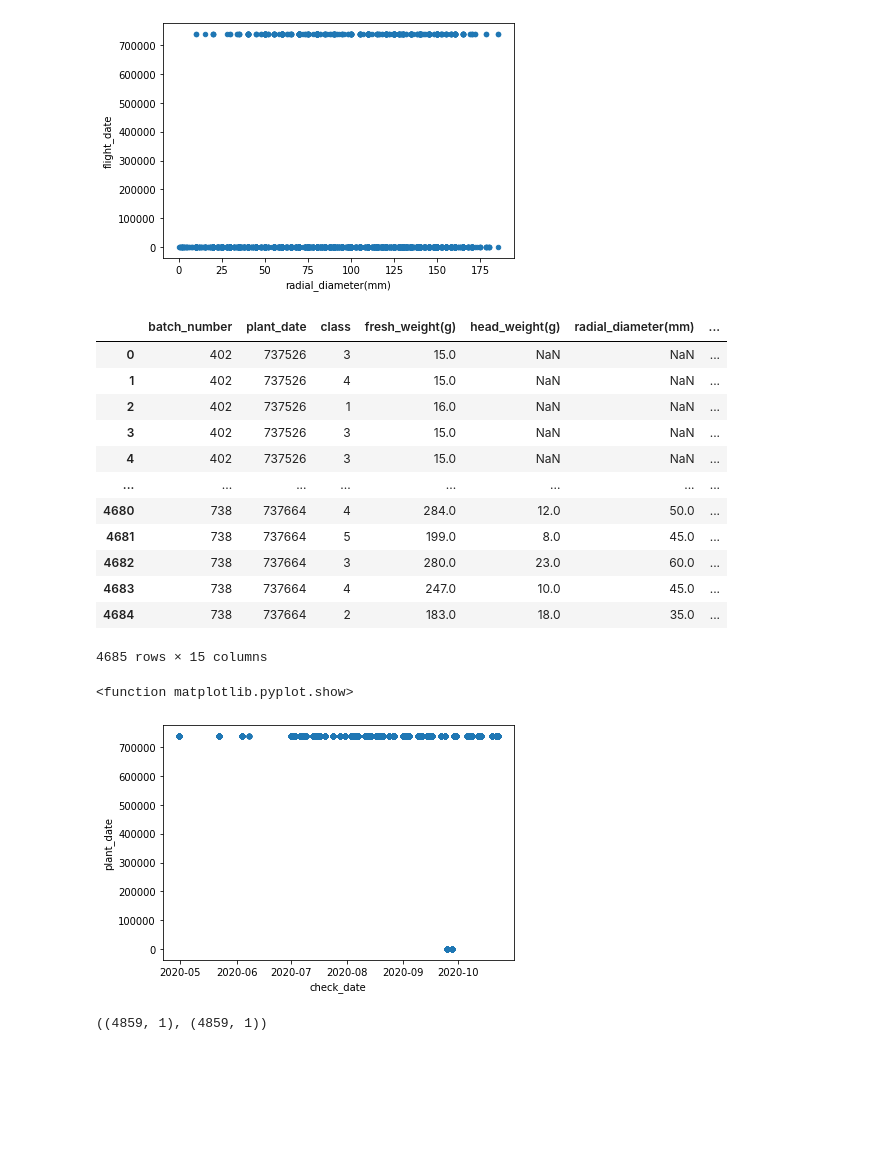
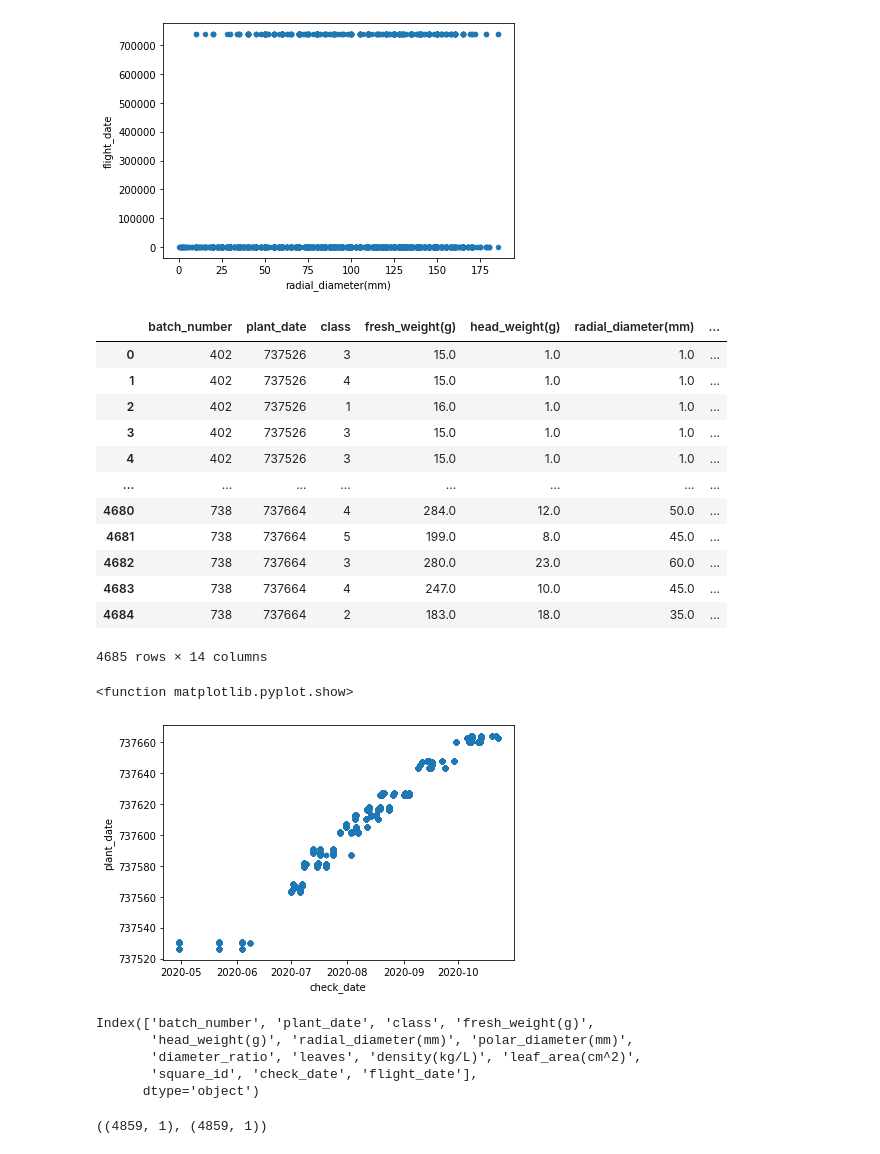
Before and after one commit to cyberanalyst268/Data-Science-and-Decision-Making, a Jupyter notebook: Agrotech-project.ipynb, the cells around one changed output. Saved outputs shown, nothing was run; the diff lists cells and outputs as text; code cells hidden in the pictures; blank space fills up the shorter version.

```diff
--- a/Agrotech-project.ipynb
+++ b/Agrotech-project.ipynb
@@ -33,6 +33,7 @@ dict_keys(['plants', 'flight dates', 'planting', 'weather'])
 #Edit column names to make sure they can be used for comfortably handling data
 plants = data['plants'].rename(columns={"Batch Number": "batch_number", "Plant Date": "plant_date","Class":"class","Fresh Weight (g)": "fresh_weight(g)","Head Weight (g)": "head_weight(g)","Radial Diameter (mm)": "radial_diameter(mm)","Polar Diameter (mm)": "polar_diameter(mm)","Diameter Ratio": "diameter_ratio","Leaves":"leaves","Density (kg/L)": "density(kg/L)","Leaf Area (cm^2)": "leaf_area(cm^2)","Square ID": "square_id","Check Date": "check_date","Flight Date": "flight_date","Remove":"remove"},errors="raise")
 #plants = plants.fillna(1)
+plants = plants.drop(columns={"remove"})
 plants.head()
 # %% [output]
 |  | batch_number | plant_date | class | fresh_weight(g) | head_weight(g) | radial_diameter(mm) | ... |
@@ -102,5 +103,5 @@ weather = data['weather'].rename(columns={"Unnamed: 0":"plant_date","Solar Radia
 #weather = weather.fillna(1)
 weather = weather['plant_date'].map(dt.datetime.toordinal)
 #pd.to_datetime(weather['plant_date'])
-weather.head()
+weather
 # %% [output]
@@ -202,34 +209,40 @@ plt.show()
 # %%
 #Merge features you’ve created from the weather data with the plant dataframe so you can use them.
 merged = pd.merge(plants,weather,left_on= 'plant_date', right_on= 'plant_date')
+merged = merged.fillna(1)
 merged
 # %% [output]
 |  | batch_number | plant_date | class | fresh_weight(g) | head_weight(g) | radial_diameter(mm) | ... |
-| 0 | 402 | 737526 | 3 | 15.0 | NaN | NaN | ... |
-| 1 | 402 | 737526 | 4 | 15.0 | NaN | NaN | ... |
-| 2 | 402 | 737526 | 1 | 16.0 | NaN | NaN | ... |
-| 3 | 402 | 737526 | 3 | 15.0 | NaN | NaN | ... |
-| 4 | 402 | 737526 | 3 | 15.0 | NaN | NaN | ... |
+| 0 | 402 | 737526 | 3 | 15.0 | 1.0 | 1.0 | ... |
+| 1 | 402 | 737526 | 4 | 15.0 | 1.0 | 1.0 | ... |
+| 2 | 402 | 737526 | 1 | 16.0 | 1.0 | 1.0 | ... |
+| 3 | 402 | 737526 | 3 | 15.0 | 1.0 | 1.0 | ... |
+| 4 | 402 | 737526 | 3 | 15.0 | 1.0 | 1.0 | ... |
 | ... | ... | ... | ... | ... | ... | ... | ... |
 | 4680 | 738 | 737664 | 4 | 284.0 | 12.0 | 50.0 | ... |
 | 4681 | 738 | 737664 | 5 | 199.0 | 8.0 | 45.0 | ... |
 | 4682 | 738 | 737664 | 3 | 280.0 | 23.0 | 60.0 | ... |
 | 4683 | 738 | 737664 | 4 | 247.0 | 10.0 | 45.0 | ... |
 | 4684 | 738 | 737664 | 2 | 183.0 | 18.0 | 35.0 | ... |
-4685 rows × 15 columns
+4685 rows × 14 columns
 # %%
 #plot of plant and flight dates of lettuce in the future below.
-p_w.plot.scatter('check_date','plant_date')
+merged.plot.scatter('check_date','plant_date')
 plt.tight_layout()
 plt.savefig('plantflightlettuce.jpeg')
 plt.show
 # %% [output]
 <function matplotlib.pyplot.show>
-[figure, old version]
+[figure, new version]
 # %%
 #Using appropriate methodology, train and measure the performance of a multi-label linear regressor (you can play with the order of the polynomial) to simultaneously predict head weight, polar diameter, and radial diameter at the ‘Check Date’ using information about the plant at flight time and about the weather.
-p_w.keys()
-p_w = p_w.fillna(1)
+merged.keys()
+# %% [output]
+Index(['batch_number', 'plant_date', 'class', 'fresh_weight(g)',
+       'head_weight(g)', 'radial_diameter(mm)', 'polar_diameter(mm)',
+       'diameter_ratio', 'leaves', 'density(kg/L)', 'leaf_area(cm^2)',
+       'square_id', 'check_date', 'flight_date'],
+      dtype='object')
 # %%
 x = pX
 y = fy
```
Also changed, not shown: parts of 4 cells of this notebook.
